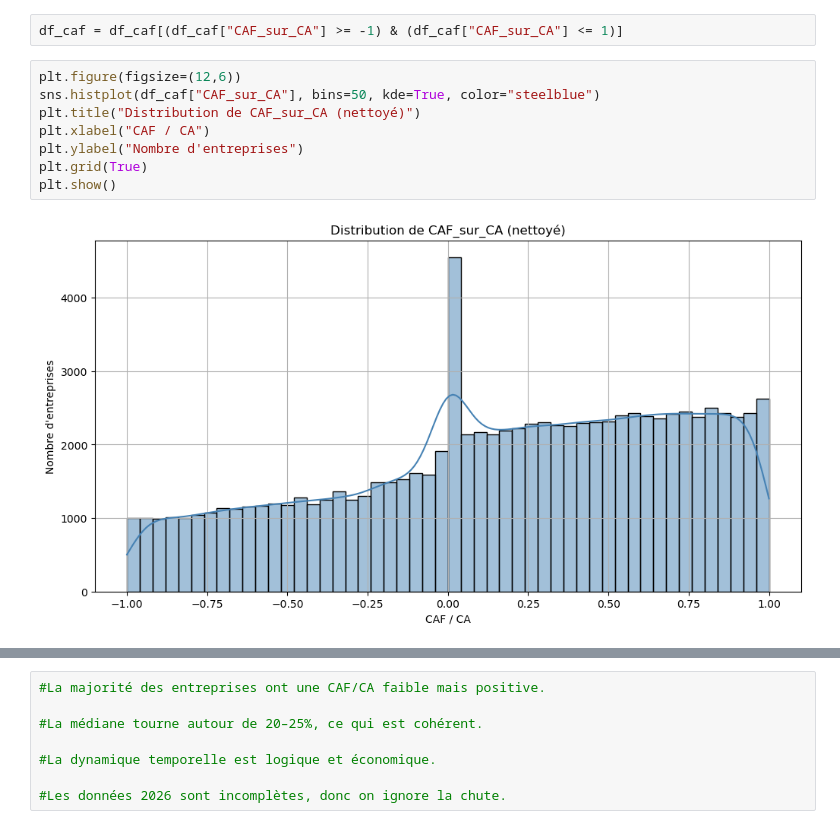
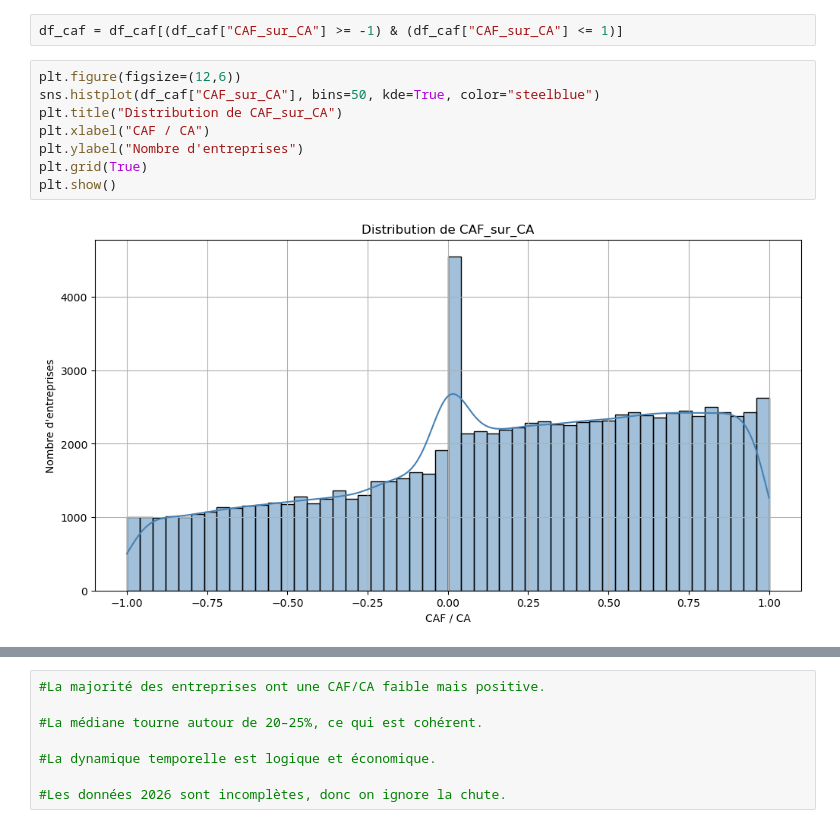
Before and after one commit to khelifaYacine/signaux-faibles-finance, a Jupyter notebook: 01_exploration.ipynb, the cells around one changed output, grey strips where cells are left out. Drawn from its saved outputs; the diff is of its cells as text.

```diff
--- a/01_exploration.ipynb
+++ b/01_exploration.ipynb
@@ -349,13 +349,13 @@ df_caf = df_caf[(df_caf["CAF_sur_CA"] >= -1) & (df_caf["CAF_sur_CA"] <= 1)]
 # %%
 plt.figure(figsize=(12,6))
 sns.histplot(df_caf["CAF_sur_CA"], bins=50, kde=True, color="steelblue")
-plt.title("Distribution de CAF_sur_CA (nettoyé)")
+plt.title("Distribution de CAF_sur_CA")
 plt.xlabel("CAF / CA")
 plt.ylabel("Nombre d'entreprises")
 plt.grid(True)
 plt.show()
 # %% [output]
-[figure, old version]
+[figure, new version]
 # %%
 plt.figure(figsize=(10,5))
 sns.boxplot(x=df_caf["CAF_sur_CA"], color="orange")
```
Also changed, not shown: parts of 10 cells of this notebook.
